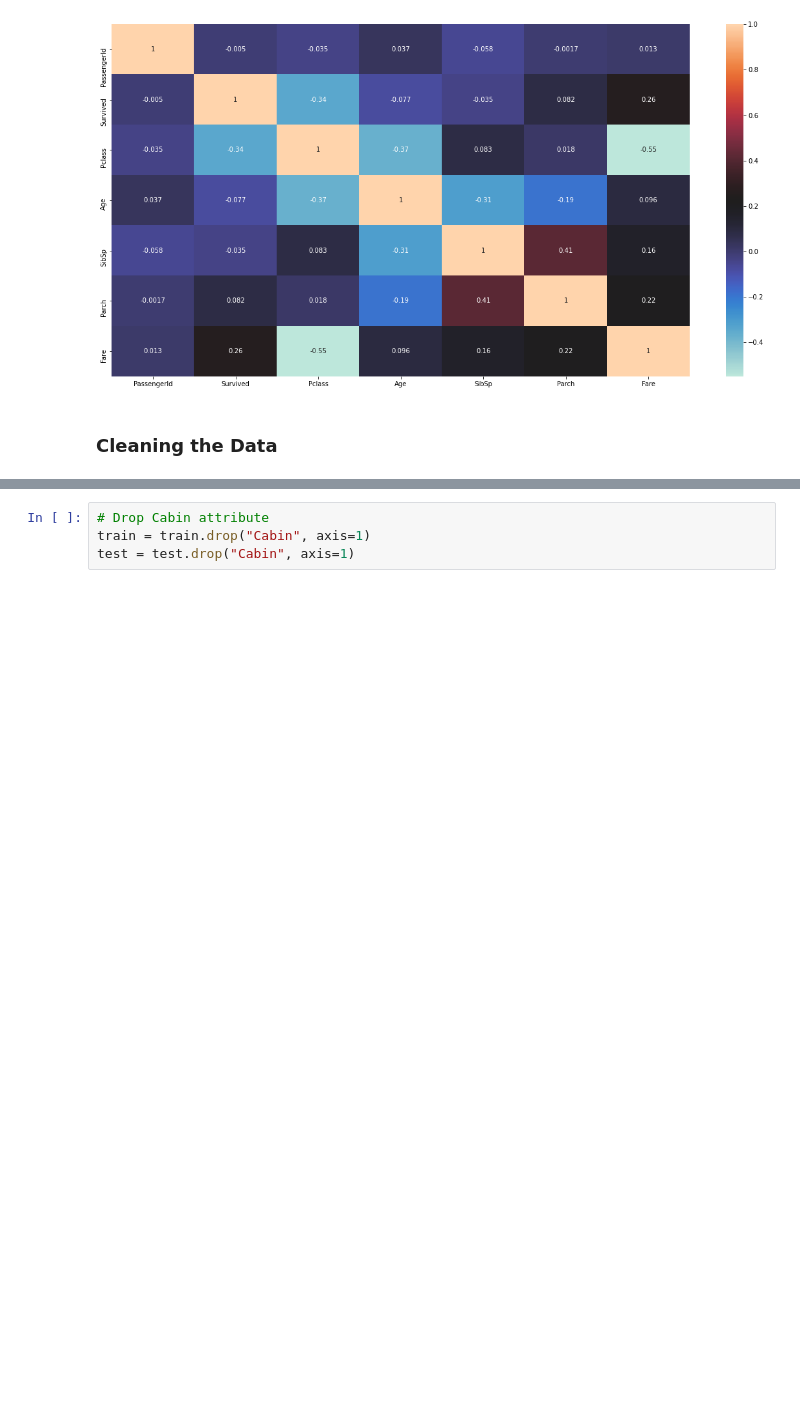
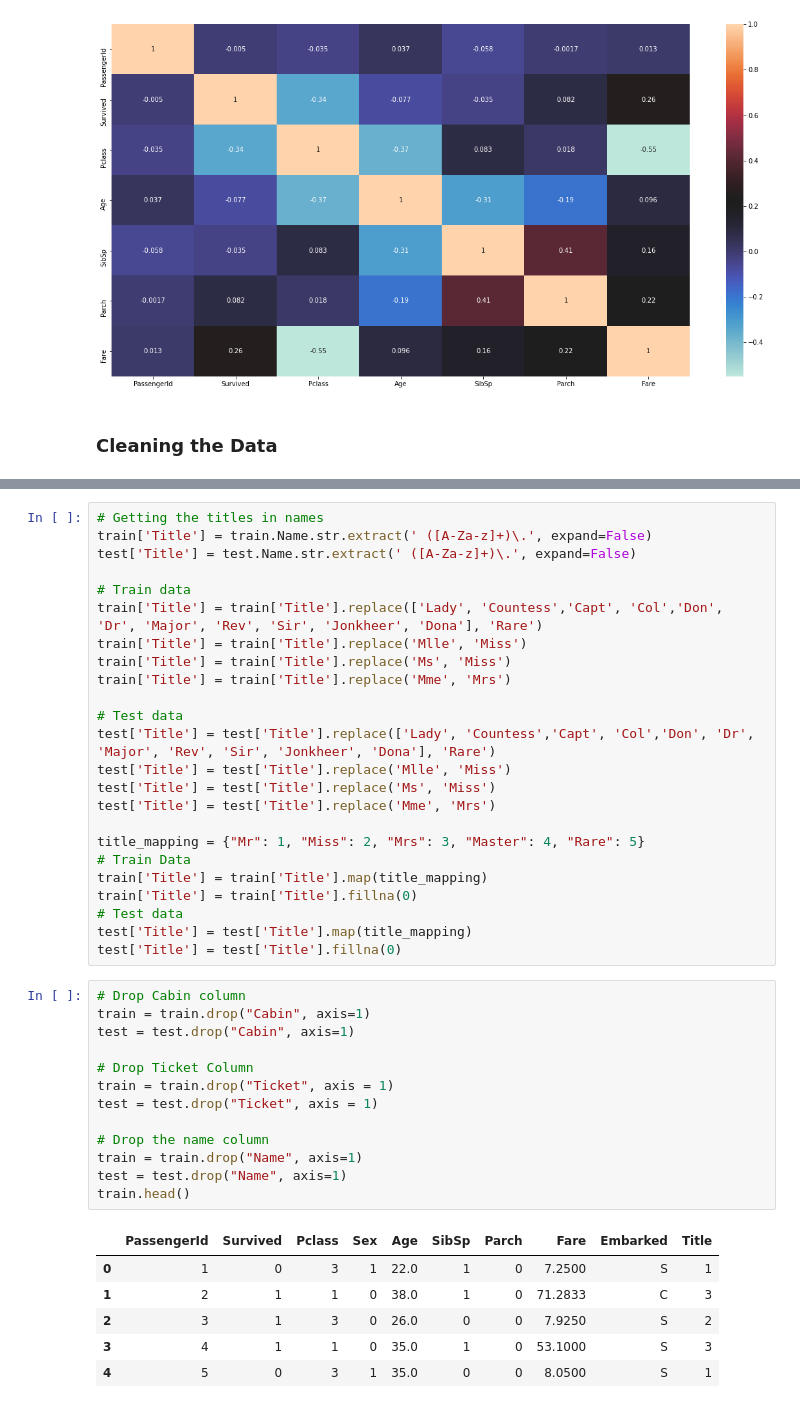
Before and after one commit to Charles2005/Titanic-Competition-Notebook, a Jupyter notebook: Files/Titanic-Notebook.ipynb, the cells around one changed output, grey strips where cells are left out. Cells and saved outputs as stored; diff of their text form; blank space fills up the shorter version.

```diff
--- a/Files/Titanic-Notebook.ipynb
+++ b/Files/Titanic-Notebook.ipynb
@@ -262,7 +274,47 @@ train.head(10)
 | 7 | 8 | 0 | 3 | Palsson, Master. Gosta Leonard | 1 | 2.0 | 3 | 1 | 349909 | 21.0750 | ... |
 | 8 | 9 | 1 | 3 | Johnson, Mrs. Oscar W (Elisabeth ... | 0 | 27.0 | 0 | 2 | 347742 | 11.1333 | ... |
 | 9 | 10 | 1 | 2 | Nasser, Mrs. Nicholas (Adele Achem) | 0 | 14.0 | 1 | 0 | 237736 | 30.0708 | ... |
+# %%
+# Getting the titles in names
+train['Title'] = train.Name.str.extract(' ([A-Za-z]+)\.', expand=False)
+test['Title'] = test.Name.str.extract(' ([A-Za-z]+)\.', expand=False)
+
+# Train data
+train['Title'] = train['Title'].replace(['Lady', 'Countess','Capt', 'Col','Don', 'Dr', 'Major', 'Rev', 'Sir', 'Jonkheer', 'Dona'], 'Rare')
+train['Title'] = train['Title'].replace('Mlle', 'Miss')
+train['Title'] = train['Title'].replace('Ms', 'Miss')
+train['Title'] = train['Title'].replace('Mme', 'Mrs')
+
+# Test data
+test['Title'] = test['Title'].replace(['Lady', 'Countess','Capt', 'Col','Don', 'Dr', 'Major', 'Rev', 'Sir', 'Jonkheer', 'Dona'], 'Rare')
+test['Title'] = test['Title'].replace('Mlle', 'Miss')
+test['Title'] = test['Title'].replace('Ms', 'Miss')
+test['Title'] = test['Title'].replace('Mme', 'Mrs')
+
+title_mapping = {"Mr": 1, "Miss": 2, "Mrs": 3, "Master": 4, "Rare": 5}
+# Train Data
+train['Title'] = train['Title'].map(title_mapping)
+train['Title'] = train['Title'].fillna(0)
+# Test data
+test['Title'] = test['Title'].map(title_mapping)
+test['Title'] = test['Title'].fillna(0)
 # %%
-# Drop Cabin attribute
+# Drop Cabin column
 train = train.drop("Cabin", axis=1)
 test = test.drop("Cabin", axis=1)
+
+# Drop Ticket Column
+train = train.drop("Ticket", axis = 1)
+test = test.drop("Ticket", axis = 1)
+
+# Drop the name column
+train = train.drop("Name", axis=1)
+test = test.drop("Name", axis=1)
+train.head()
+# %% [output]
+|  | PassengerId | Survived | Pclass | Sex | Age | SibSp | Parch | Fare | Embarked | Title |
+| 0 | 1 | 0 | 3 | 1 | 22.0 | 1 | 0 | 7.2500 | S | 1 |
+| 1 | 2 | 1 | 1 | 0 | 38.0 | 1 | 0 | 71.2833 | C | 3 |
+| 2 | 3 | 1 | 3 | 0 | 26.0 | 0 | 0 | 7.9250 | S | 2 |
+| 3 | 4 | 1 | 1 | 0 | 35.0 | 1 | 0 | 53.1000 | S | 3 |
+| 4 | 5 | 0 | 3 | 1 | 35.0 | 0 | 0 | 8.0500 | S | 1 |
```
Also changed, not shown: parts of 13 cells of this notebook.
